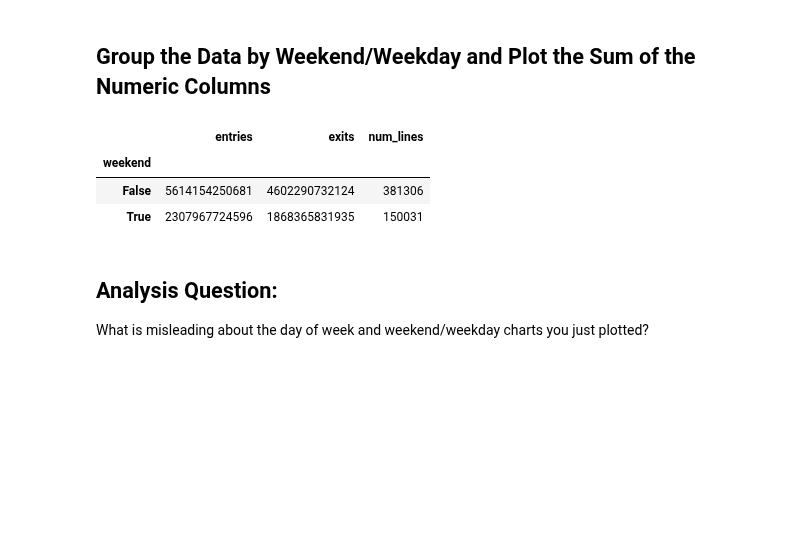
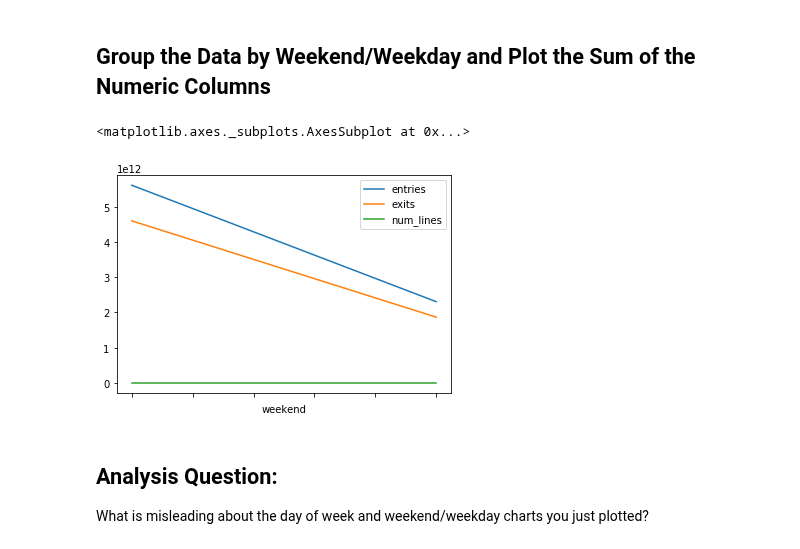
Before and after one commit to probboy/dsc-pandas-series-and-dataframes-lab-nyc-ds-082619, a Jupyter notebook: index.ipynb, the cells around one changed output. Drawn from its saved outputs; the diff is of its cells as text; code cells hidden in the pictures; blank space fills up the shorter version.

```diff
--- a/index.ipynb
+++ b/index.ipynb
@@ -156,12 +156,10 @@ df.groupby('day_of_week').sum().plot()
 #Your code here
 df['weekend']=df.day_of_week.map(lambda x:x>4)
 # %%
-df.groupby('weekend').sum().drop('day_of_week', axis=1)
+df.groupby('weekend').sum().drop('day_of_week', axis=1).plot()
 # %% [output]
-|  | entries | exits | num_lines |
-| weekend |  |  |  |
-| False | 5614154250681 | 4602290732124 | 381306 |
-| True | 2307967724596 | 1868365831935 | 150031 |
+<matplotlib.axes._subplots.AxesSubplot at 0x...>
+[figure, added]
 # %% [markdown]
 ## Analysis Question:
 
```
